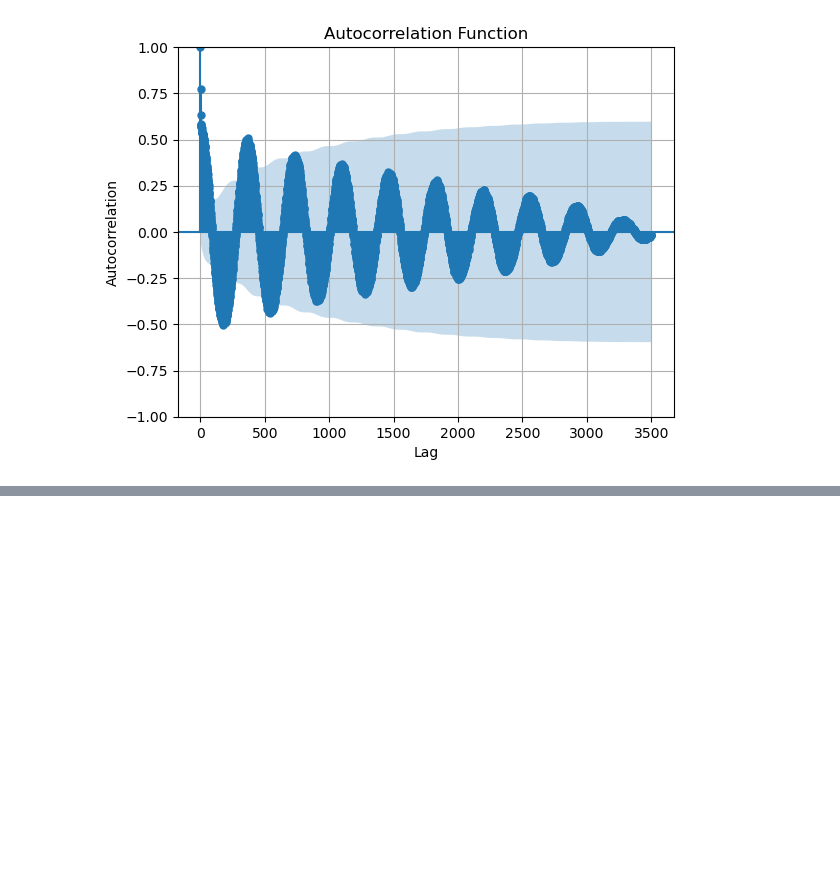
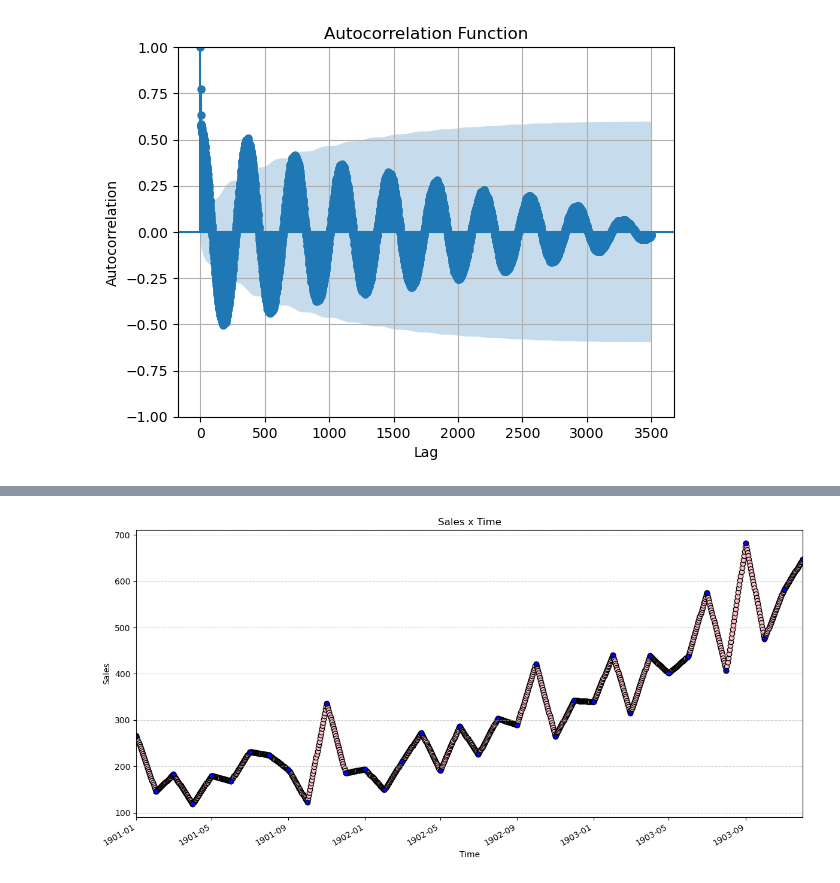
Before and after one commit to LeonardoSMSoares/Economics-Finance-2, a Jupyter notebook: Introduction to TS with Python/ITSP 01 - Basic Tools.ipynb, the cells around one changed output, grey strips where cells are left out. Cells and saved outputs as stored; diff of their text form; code cells hidden in the pictures; blank space fills up the shorter version.

```diff
--- a/Introduction to TS with Python/ITSP 01 - Basic Tools.ipynb
+++ b/Introduction to TS with Python/ITSP 01 - Basic Tools.ipynb
@@ -470,0 +473,15 @@ plt.show()
+# %%
+from datetime import datetime
+
+# Load the CSV without parsing dates
+url = 'https://raw.githubusercontent.com/jbrownlee/Datasets/master/shampoo.csv'
+df = pd.read_csv(url)
+
+# Convert 'Month' column to datetime using custom parser
+df['Month'] = pd.to_datetime('190' + df['Month'], format='%Y-%m')
+
+# Set it as the index
+df.set_index('Month', inplace=True)
+
+# Show result
+df
@@ -470,0 +507,7 @@ plt.show()
+# %%
+series1 = df['Sales']
+
+# Resample the time series to daily frequency, using the mean to fill in each day
+upsampled = series1.resample('D').mean()
+
+upsampled.head(32)
@@ -470,0 +532,4 @@ plt.show()
+# %%
+interpolated = upsampled.interpolate(method='linear')
+
+interpolated.head(32)
@@ -470,0 +554,17 @@ plt.show()
+# %%
+fig, ax = plt.subplots(figsize=(12, 6))
+
+ax.scatter(interpolated.index, interpolated.values, color='pink', edgecolors='black')
+ax.scatter(series1.index, series1.values, color='blue', edgecolors='black')
+
+ax.set_xlabel('Time')
+ax.set_ylabel('Sales')
+ax.set_title('Sales x Time')
+ax.set_xlim(pd.to_datetime('1901-01-01'), pd.to_datetime('1903-12-01'))
+ax.grid(axis='y', linestyle='--', alpha=0.6)
+
+fig.autofmt_xdate()
+plt.tight_layout()
+plt.show();
+# %% [output]
+[figure, added]
```
Also changed, not shown: parts of 18 cells of this notebook, 1 other file.
